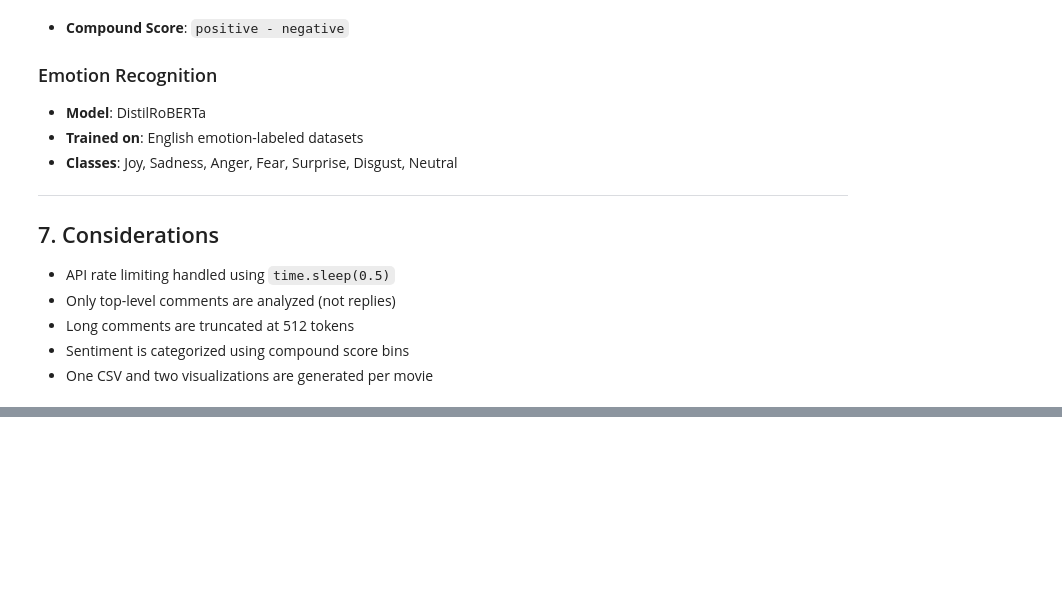
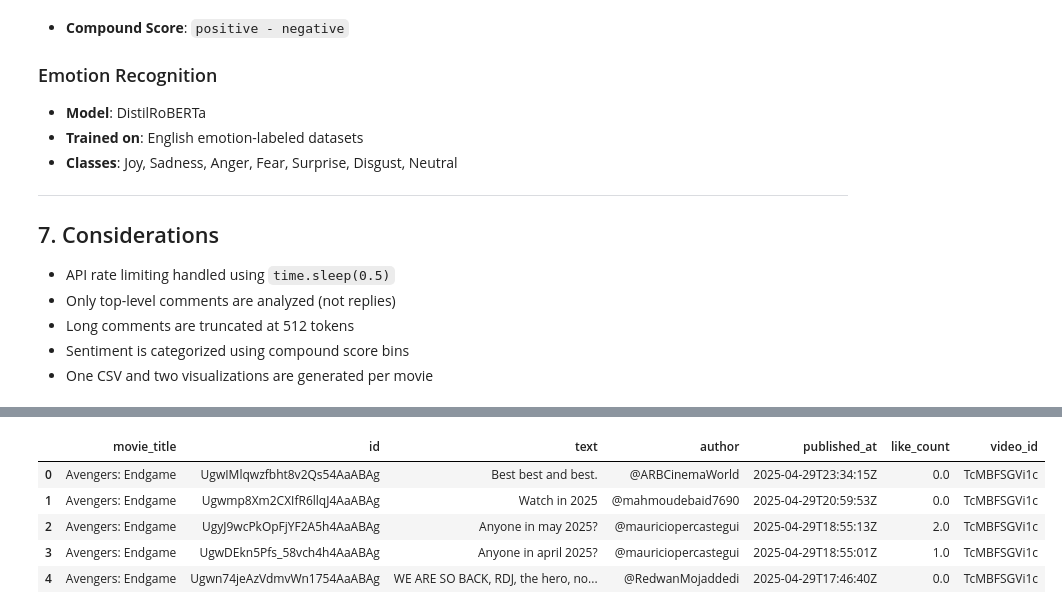
Before and after one commit to nithish-kumar-t/movie-box-office-prediction, a Jupyter notebook: youtube_api_data_analysis.ipynb, the cells around one changed output, grey strips where cells are left out. Drawn from its saved outputs; the diff is of its cells as text; code cells hidden in the pictures; blank space fills up the shorter version.

```diff
--- a/youtube_api_data_analysis.ipynb
+++ b/youtube_api_data_analysis.ipynb
@@ -713,0 +654,25 @@ Generating plots for: Snow White
+# %%
+# Load the merged dataset
+df = pd.read_csv('outputs/all_movie_comments_final.csv')
+
+# Drop rows with missing or empty comments
+df = df[df['text'].notna() & (df['text'].str.strip() != '')]
+
+# (Optional) Drop rows with missing video ID or movie title (if applicable)
+df = df[df['video_id'].notna() & df['movie_title'].notna()]
+
+# Reset index after filtering
+df = df.reset_index(drop=True)
+
+# Save cleaned version (optional)
+df.to_csv('outputs/all_movie_comments_cleaned.csv', index=False)
+
+# Preview cleaned data
+df.head()
+# %% [output]
+|  | movie_title | id | text | author | published_at | like_count | video_id |
+| 0 | Avengers: Endgame | UgwIMlqwzfbht8v2Qs54AaABAg | Best best and best. | @ARBCinemaWorld | 2025-04-29T23:34:15Z | 0.0 | TcMBFSGVi1c |
+| 1 | Avengers: Endgame | Ugwmp8Xm2CXIfR6llqJ4AaABAg | Watch in 2025 | @mahmoudebaid7690 | 2025-04-29T20:59:53Z | 0.0 | TcMBFSGVi1c |
+| 2 | Avengers: Endgame | UgyJ9wcPkOpFjYF2A5h4AaABAg | Anyone in may 2025? | @mauriciopercastegui | 2025-04-29T18:55:13Z | 2.0 | TcMBFSGVi1c |
+| 3 | Avengers: Endgame | UgwDEkn5Pfs_58vch4h4AaABAg | Anyone in april 2025? | @mauriciopercastegui | 2025-04-29T18:55:01Z | 1.0 | TcMBFSGVi1c |
+| 4 | Avengers: Endgame | Ugwn74jeAzVdmvWn1754AaABAg | WE ARE SO BACK, RDJ, the hero, no... | @RedwanMojaddedi | 2025-04-29T17:46:40Z | 0.0 | TcMBFSGVi1c |
```
Also changed, not shown: parts of 14 cells of this notebook, 12 other files.
